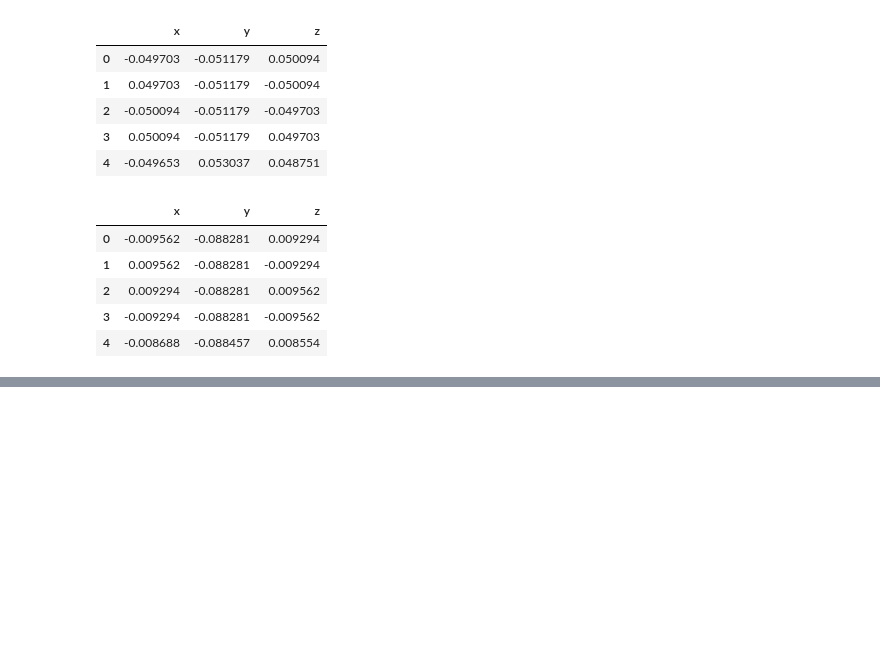
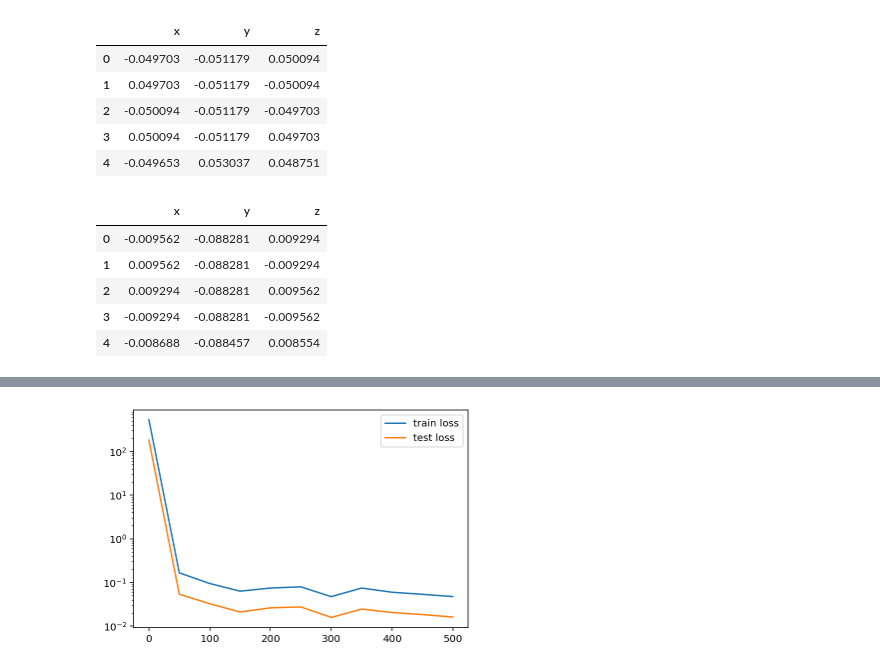
Before and after one commit to akapet00/EMF-exposure-analysis, a Jupyter notebook: notebooks/nn_sphere.ipynb, the cells around one changed output, grey strips where cells are left out. Cells and saved outputs as stored; diff of their text form; code cells hidden in the pictures; blank space fills up the shorter version.

```diff
--- a/notebooks/nn_sphere.ipynb
+++ b/notebooks/nn_sphere.ipynb
@@ -112,0 +205,7 @@ X_train, X_test, y_train, y_test = train_test_split(X_cutoff, y_cutoff)
+# %%
+plt.plot(jnp.arange(0, n_epochs+1, printout), loss_train, label='train loss')
+plt.plot(jnp.arange(0, n_epochs+1, printout), loss_test, label='test loss')
+plt.yscale('log')
+plt.legend();
+# %% [output]
+[figure, added]
```
Also changed, not shown: parts of 31 cells of this notebook.
